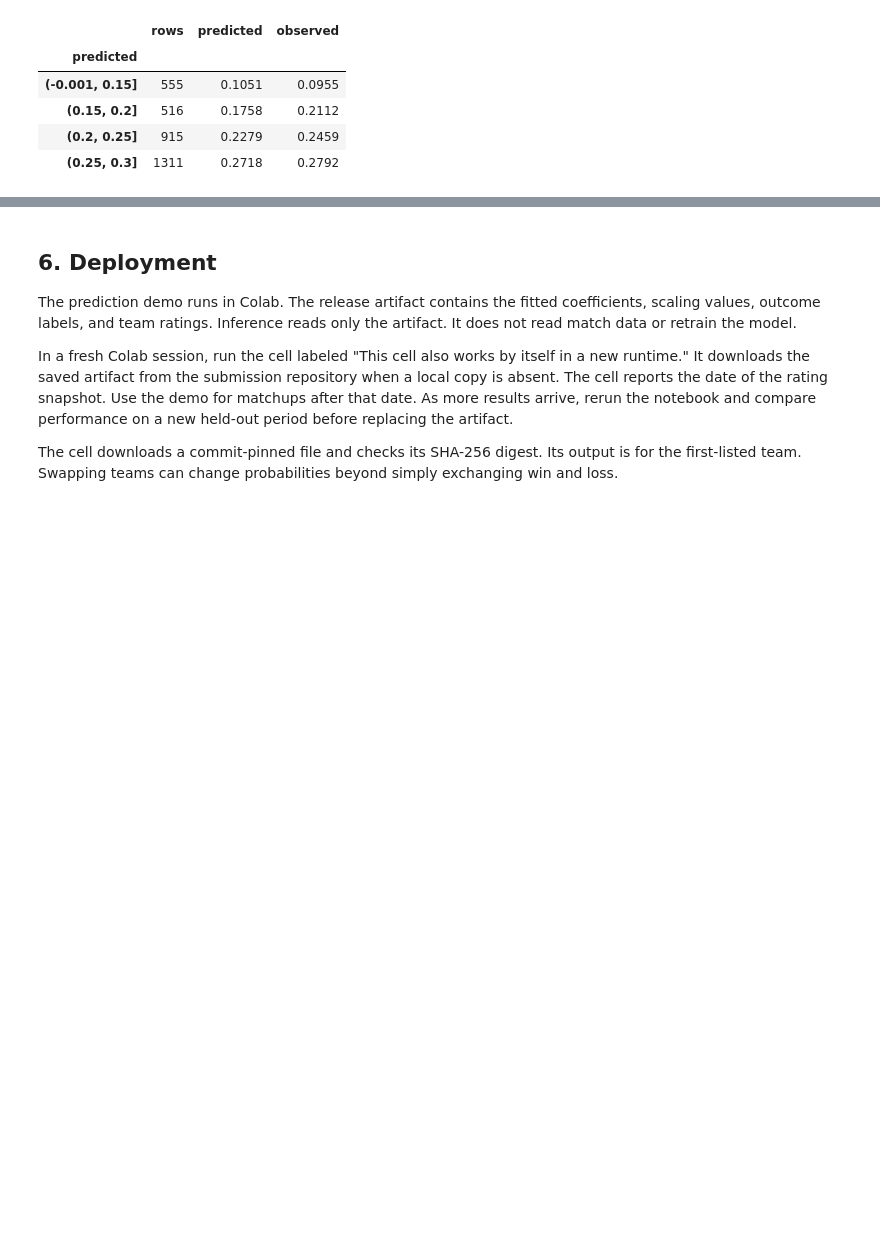
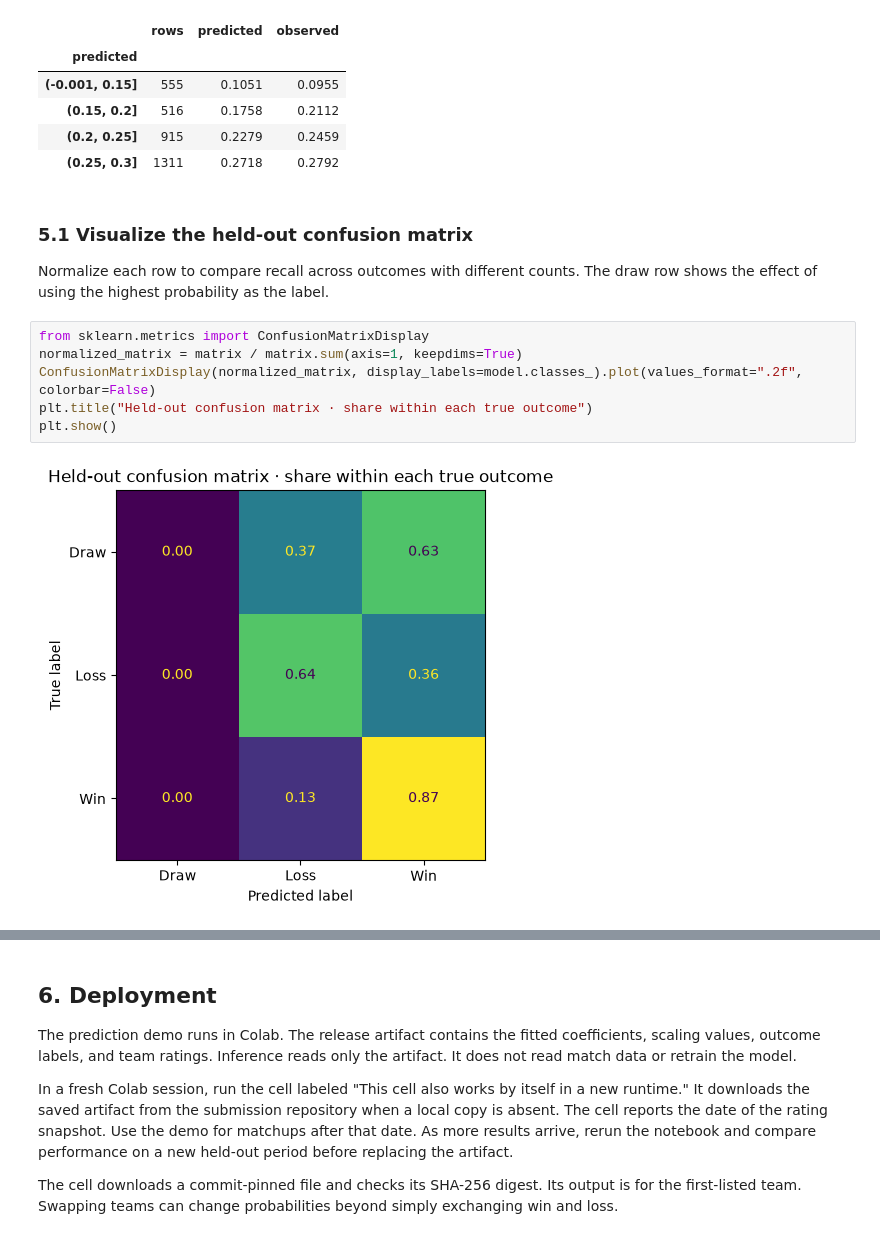
Before and after one commit to isaackimmi/cmpe255-data-mining-process, a Jupyter notebook: crisp-dm-soccer/notebook.ipynb, the cells around one changed output, grey strips where cells are left out. Drawn from its saved outputs; the diff is of its cells as text; blank space fills up the shorter version.

```diff
--- a/crisp-dm-soccer/notebook.ipynb
+++ b/crisp-dm-soccer/notebook.ipynb
@@ -304,3 +485,15 @@ Name: test_log_loss, dtype: float64
 | (0.15, 0.2] | 516 | 0.1758 | 0.2112 |
 | (0.2, 0.25] | 915 | 0.2279 | 0.2459 |
 | (0.25, 0.3] | 1311 | 0.2718 | 0.2792 |
+# %% [markdown]
+### 5.1 Visualize the held-out confusion matrix
+
+Normalize each row to compare recall across outcomes with different counts. The draw row shows the effect of using the highest probability as the label.
+# %%
+from sklearn.metrics import ConfusionMatrixDisplay
+normalized_matrix = matrix / matrix.sum(axis=1, keepdims=True)
+ConfusionMatrixDisplay(normalized_matrix, display_labels=model.classes_).plot(values_format=".2f", colorbar=False)
+plt.title("Held-out confusion matrix · share within each true outcome")
+plt.show()
+# %% [output]
+[figure, added]
```
Also changed, not shown: parts of 28 cells of this notebook, 4 other files.
